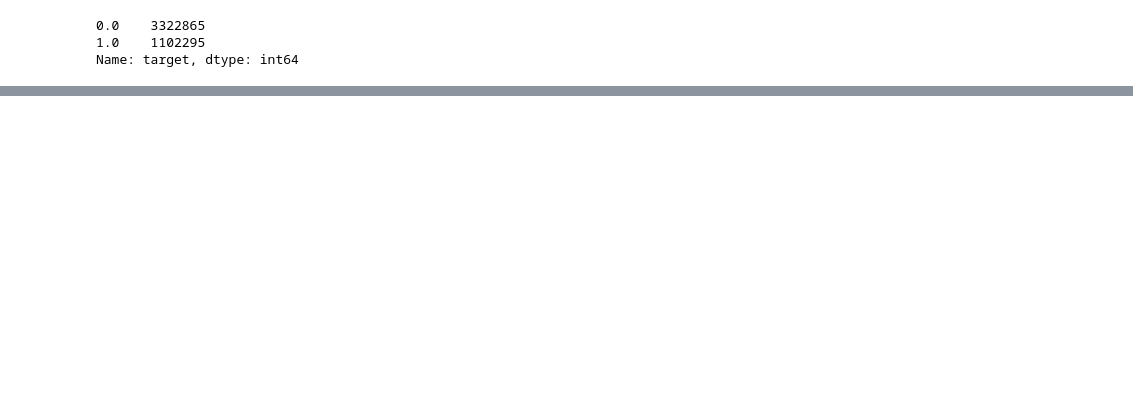
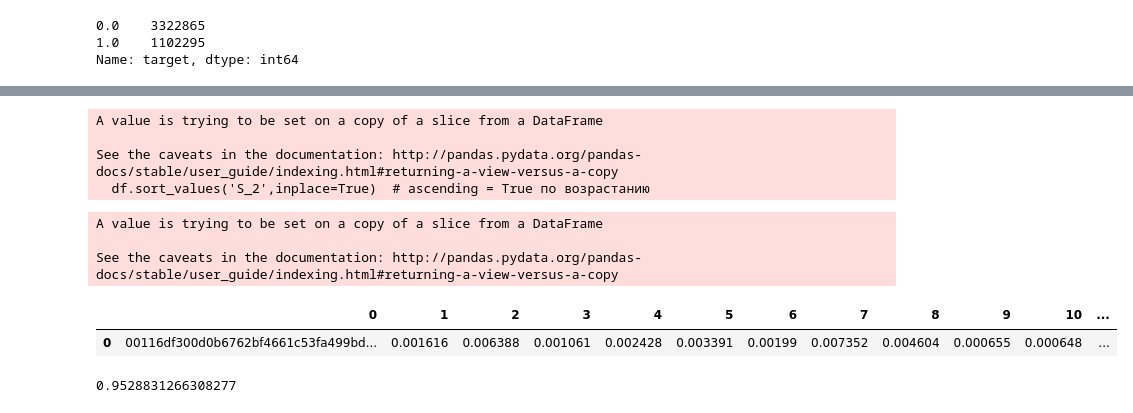
Before and after one commit to Cr3cker/Kaggle-ML, a Jupyter notebook: Amex_Dima.ipynb, the cells around one changed output, grey strips where cells are left out. Cells and saved outputs as stored; diff of their text form; code cells hidden in the pictures; blank space fills up the shorter version.

```diff
--- a/Amex_Dima.ipynb
+++ b/Amex_Dima.ipynb
@@ -264,0 +358,4 @@ Name: target, dtype: int64
+# %%
+#!c1.8
+for i in train['t_est'][:100]:
+    print(i)
@@ -264,0 +373,15 @@ Name: target, dtype: int64
+# %%
+#!c1.8
+def preprocess(df,id,target=True):
+    #print(df)
+    df.sort_values('S_2',inplace=True)  # ascending = True по возрастанию
+    estimates=df['t_est'].to_list()
+    _list=[id,len(estimates)]
+
+    _list=_list+[estimates[0]]*(18-len(estimates))+estimates
+    if target:
+        _list+=[df['target'].iloc[0]]
+#     if len(_list)<20:
+#         print('===')
+    new_df=pd.DataFrame.from_records([_list])
+    return new_df
@@ -264,0 +402,43 @@ Name: target, dtype: int64
+# %%
+#!c1.8
+regr_train_val=[]
+for id,df in val.groupby('customer_ID'):
+    regr_train_val.append(preprocess(df,id))
+
+regr_train_val=pd.concat(regr_train_val)
+regr_train_val.columns=['customer_ID','len_list']+['col'+str(i) for i in range(1,19)]+['target']
+# %% [output]
+A value is trying to be set on a copy of a slice from a DataFrame
+
+See the caveats in the documentation: http://pandas.pydata.org/pandas-docs/stable/user_guide/indexing.html#returning-a-view-versus-a-copy
+  df.sort_values('S_2',inplace=True)  # ascending = True по возрастанию
+# %%
+#!c1.8
+regr_test=[]
+for id,df in test.groupby('customer_ID'):
+    regr_test.append(preprocess(df,id,target=False))
+
+regr_test=pd.concat(regr_test)
+regr_test.columns=['customer_ID','len_list']+['col'+str(i) for i in range(1,19)]  #+['target']
+# %% [output]
+A value is trying to be set on a copy of a slice from a DataFrame
+
+See the caveats in the documentation: http://pandas.pydata.org/pandas-docs/stable/user_guide/indexing.html#returning-a-view-versus-a-copy
+# %%
+#!c1.8
+regr_train.columns=['customer_ID','len_list']+['col'+str(i) for i in range(1,19)]+['target']
+# %%
+#!c1.8
+regr_train[110]
+# %% [output]
+|  | 0 | 1 | 2 | 3 | 4 | 5 | 6 | 7 | 8 | 9 | 10 | ... |
+| 0 | 00116df300d0b6762bf4661c53fa499bd... | 0.001616 | 0.006388 | 0.001061 | 0.002428 | 0.003391 | 0.00199 | 0.007352 | 0.004604 | 0.000655 | 0.000648 | ... |
+# %%
+#!c1.8
+train_clmns=regr_train.columns[1:-1]
+regr_clf=LogisticRegression(C=5,max_iter=10000)
+regr_clf.fit(regr_train[train_clmns],regr_train['target'])
+probs=regr_clf.predict_proba(regr_train_val[train_clmns])[:,1]
+print(roc_auc_score(regr_train_val['target'].values, probs))
+# %% [output]
+0.9528831266308277
```
Also changed, not shown: parts of 41 cells of this notebook.
